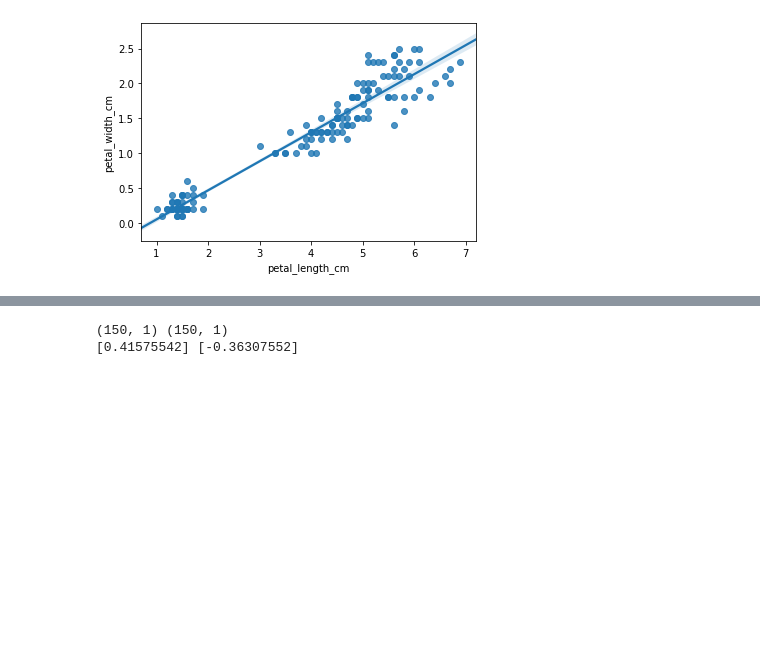
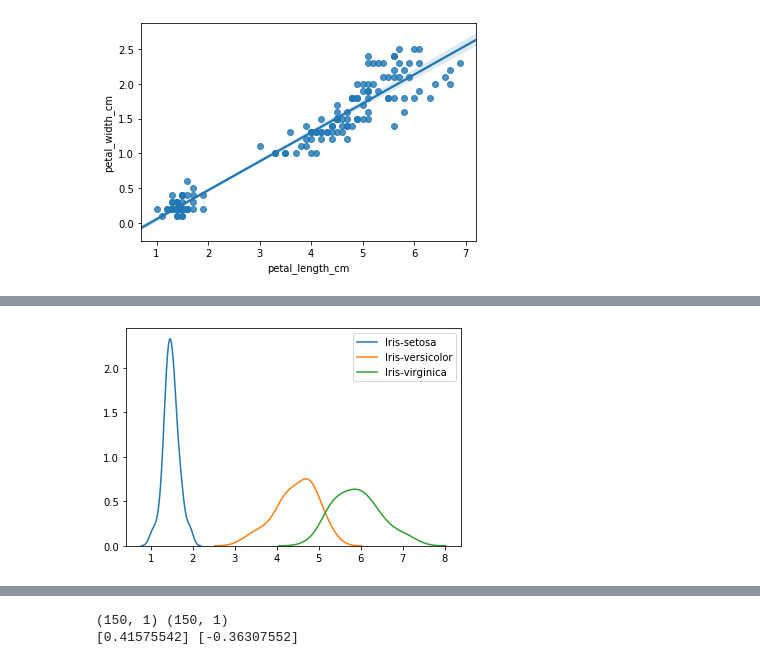
Before and after one commit to peterhillyard/ml-exploration, a Jupyter notebook: iris/explore.ipynb, the cells around one changed output, grey strips where cells are left out. Drawn from its saved outputs; the diff is of its cells as text; code cells hidden in the pictures; blank space fills up the shorter version.

```diff
--- a/iris/explore.ipynb
+++ b/iris/explore.ipynb
@@ -34,0 +74,5 @@ sns.regplot(x='petal_length_cm', y='petal_width_cm', data=df);
+# %%
+for c in pd.unique(dfr['class']):
+    sns.kdeplot(dfr[dfr['class'] == c]['r'], label=c);
+# %% [output]
+[figure, added]
```
Also changed, not shown: parts of 16 cells of this notebook.
